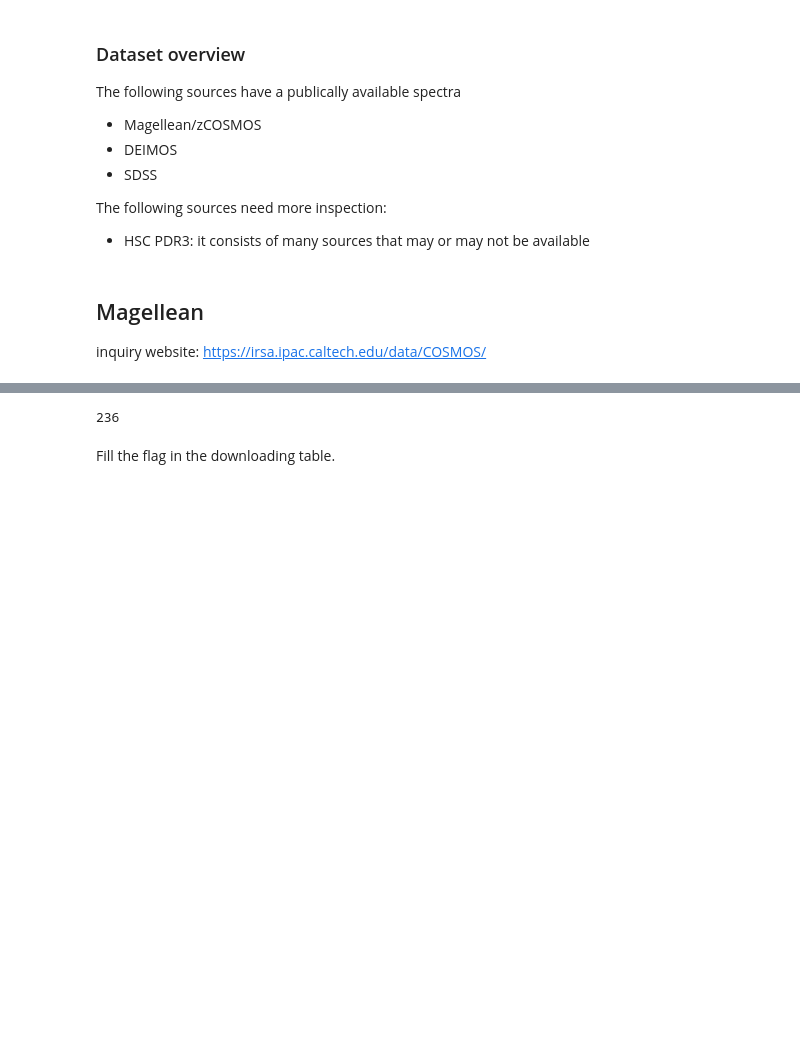
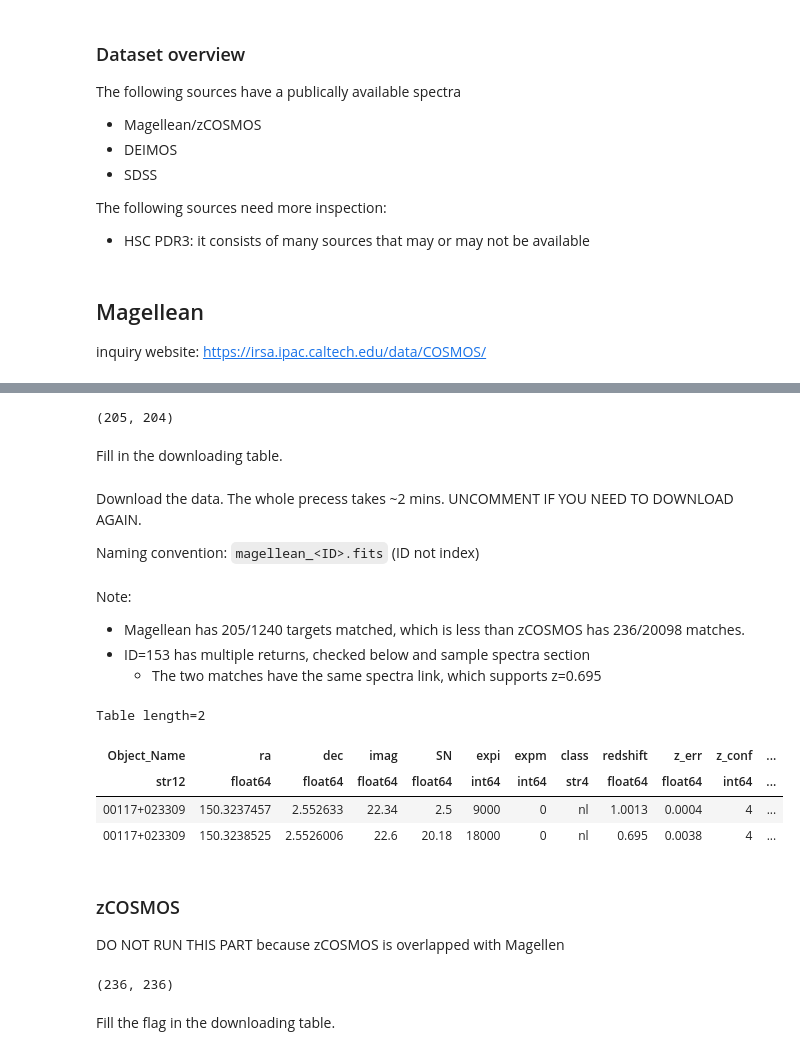
Before and after one commit to Chisen-Lupus/dwarf_agn_cosmos, a Jupyter notebook: hsc-ssp-download.ipynb, the cells around one changed output, grey strips where cells are left out. Drawn from its saved outputs; the diff is of its cells as text; code cells hidden in the pictures; blank space fills up the shorter version.

Commit message:
magllean => zcosmos

```diff
--- a/hsc-ssp-download.ipynb
+++ b/hsc-ssp-download.ipynb
@@ -76,2 +76,18 @@ Put `150.15 2.25` into `Coordinates/Object`, `2` into `Image Search Size (deg)`
 
 Then, we match it into our catalog.
+# %%
+magellean_targets = ascii.read('spec/magellan_opt_spec_30.tbl')
+# prettify
+pattern = re.compile(r'.*href="(.*)" target.*')
+for i in range(len(magellean_targets)):
+    for key in ['TBL', 'FITS', 'SPEC_Preview_JPG']:
+        magellean_targets[key][i] = pattern.findall(magellean_targets[key][i])[0]
+
+magellean_coords = SkyCoord(magellean_targets['ra'], magellean_targets['dec'], unit=[u.deg, u.deg])
+idx_magellean, idx_data, d2d, _ = data_coords.search_around_sky(magellean_coords, 0.5*u.arcsec)
+
+len(idx_magellean), len(np.unique(idx_data))
+# %% [output]
+(205, 204)
+# %% [markdown]
+Fill in the downloading table.
@@ -77,0 +102,4 @@ Then, we match it into our catalog.
+# %% [markdown]
+Download the data. The whole precess takes ~2 mins. UNCOMMENT IF YOU NEED TO DOWNLOAD AGAIN.
+
+Naming convention: `magellean_<ID>.fits` (ID not index)
@@ -78,3 +113,21 @@ Then, we match it into our catalog.
+# %% [markdown]
+Note:
+
+* Magellean has 205/1240 targets matched, which is less than zCOSMOS has 236/20098 matches.
+* ID=153 has multiple returns, checked below and sample spectra section
+  * The two matches have the same spectra link, which supports z=0.695
+# %%
+magellean_targets[idx_magellean[idx_data==152]]
+# %% [output]
+Table length=2
+| Object_Name | ra | dec | imag | SN | expi | expm | class | redshift | z_err | z_conf | ... |
+| str12 | float64 | float64 | float64 | float64 | int64 | int64 | str4 | float64 | float64 | int64 | ... |
+| 00117+023309 | 150.3237457 | 2.552633 | 22.34 | 2.5 | 9000 | 0 | nl | 1.0013 | 0.0004 | 4 | ... |
+| 00117+023309 | 150.3238525 | 2.5526006 | 22.6 | 20.18 | 18000 | 0 | nl | 0.695 | 0.0038 | 4 | ... |
+# %% [markdown]
+### zCOSMOS
+
+DO NOT RUN THIS PART because zCOSMOS is overlapped with Magellen
 # %%
 zcosmos_targets = ascii.read('spec/zcosmosdr3.tbl')
 # prettify
@@ -86,9 +139,9 @@ for i in range(len(zcosmos_targets)):
 zcosmos_coords = SkyCoord(zcosmos_targets['ra'], zcosmos_targets['dec'], unit=[u.deg, u.deg])
 idx_zcosmos, idx_data, d2d, _ = data_coords.search_around_sky(zcosmos_coords, 0.5*u.arcsec)
 
-len(idx_zcosmos)
+len(idx_zcosmos), len(np.unique(idx_data))
 # %% [output]
-236
+(236, 236)
 # %% [markdown]
 Fill the flag in the downloading table.
 # %%
```
Also changed, not shown: parts of 5 cells of this notebook.
